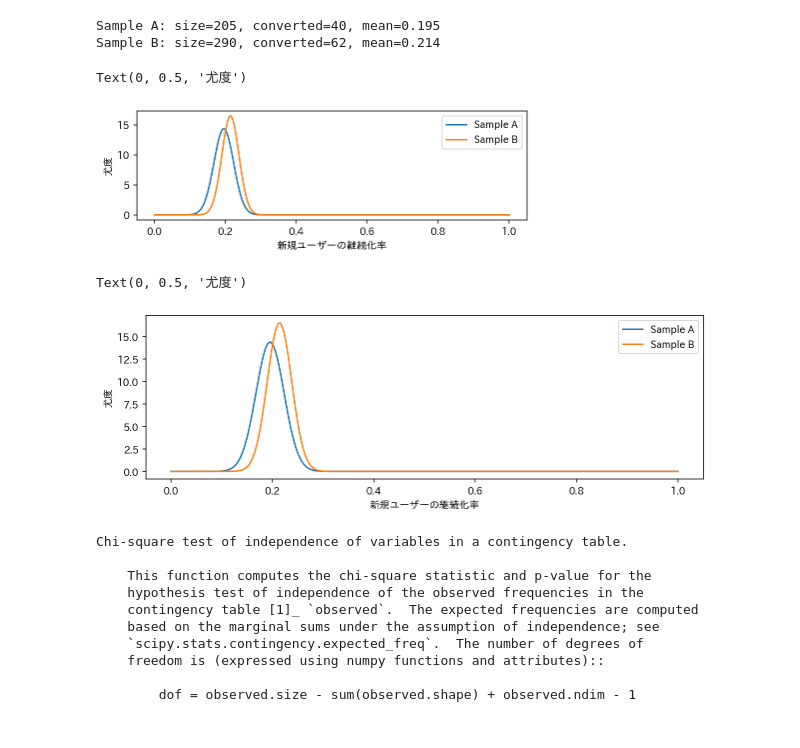
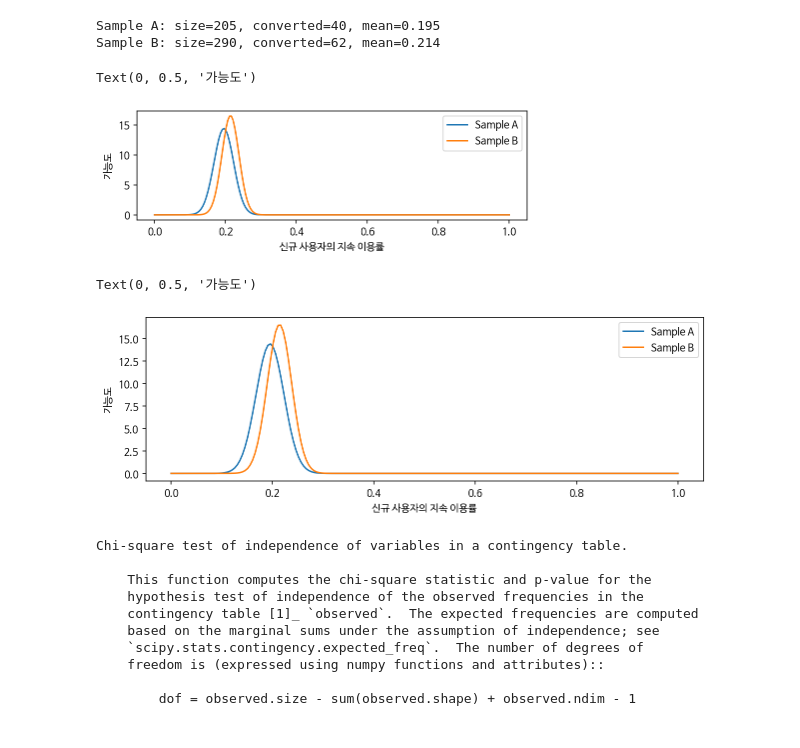
Before and after one commit to oreilly-japan/ml-at-work, a Jupyter notebook: chap07/all.ipynb, the cells around one changed output. Saved outputs shown, nothing was run; the diff lists cells and outputs as text; code cells hidden in the pictures.

```diff
--- a/chap07/all.ipynb
+++ b/chap07/all.ipynb
@@ -25,6 +41,7 @@ import pandas as pd
 import matplotlib.pyplot as plt
 import scipy.stats
 import statsmodels.tools.print_version
+plt.rc('font', family='NanumBarunGothic')
 # %%
 print(statsmodels.tools.print_version.show_versions())
 # %% [output]
@@ -142,23 +161,23 @@ y_b = scipy.stats.norm.pdf(x, b['p'], calc_err(b))
 # %%
  plt.figure(figsize=(7, 2))
  plt.plot(x, y_a, label='Sample A')
  plt.plot(x, y_b, label='Sample B')
  plt.legend(loc='best')
- plt.xlabel('新規ユーザーの継続化率')
- plt.ylabel('尤度')
+ plt.xlabel('신규 사용자의 지속 이용률')
+ plt.ylabel('가능도')
 # %% [output]
-Text(0, 0.5, '尤度')
+Text(0, 0.5, '가능도')
-[figure, old version]
+[figure, new version]
 # %%
 plt.figure(figsize=(10, 3))
 plt.plot(x, y_a, label='Sample A')
 plt.plot(x, y_b, label='Sample B')
 plt.legend(loc='best')
-plt.xlabel('新規ユーザーの継続化率')
-plt.ylabel('尤度')
+plt.xlabel('신규 사용자의 지속 이용률')
+plt.ylabel('가능도')
 # %% [output]
-Text(0, 0.5, '尤度')
+Text(0, 0.5, '가능도')
-[figure, old version]
+[figure, new version]
 # %%
 print(scipy.stats.chi2_contingency.__doc__)
 # %% [output]
```
Also changed, not shown: parts of 16 cells of this notebook, 7 other files.
